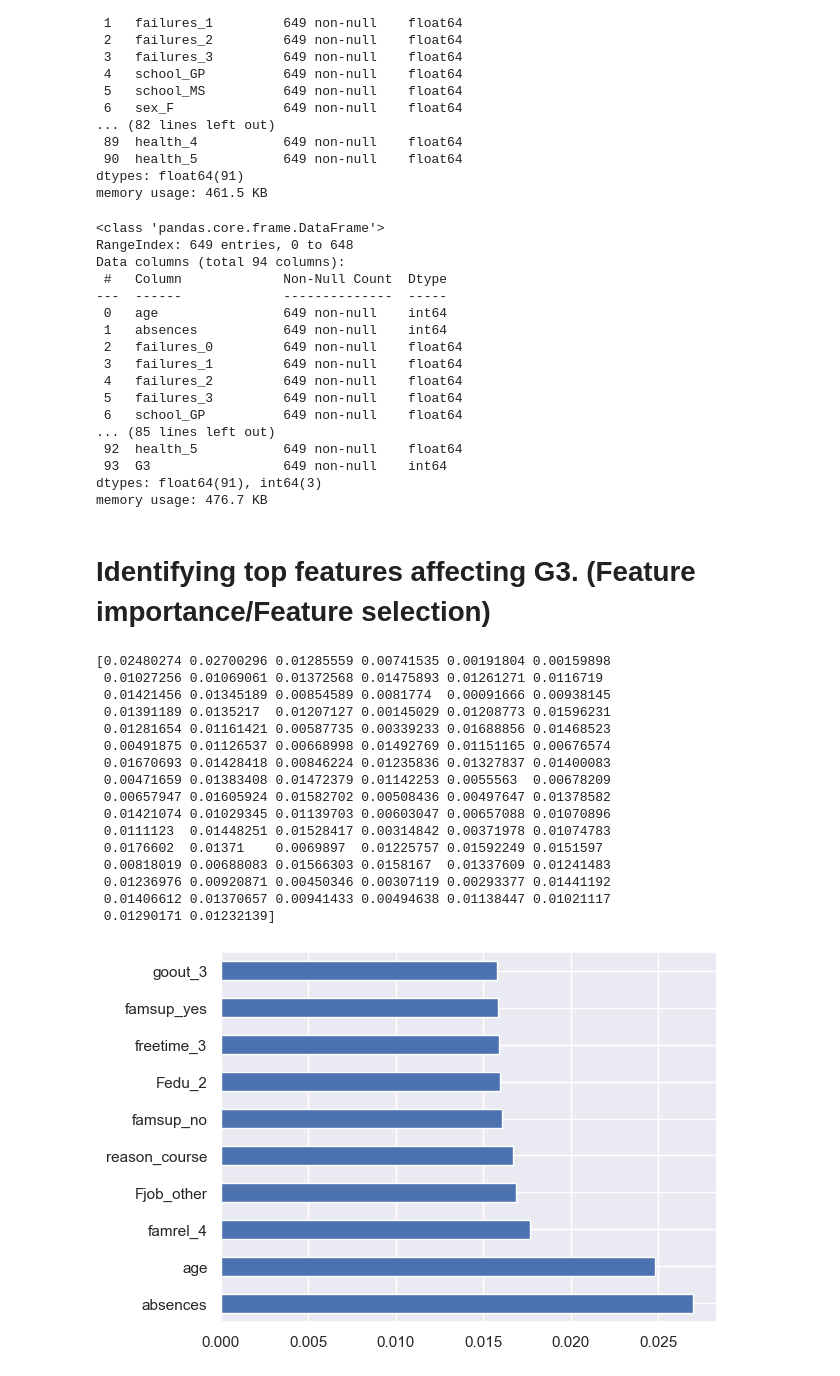
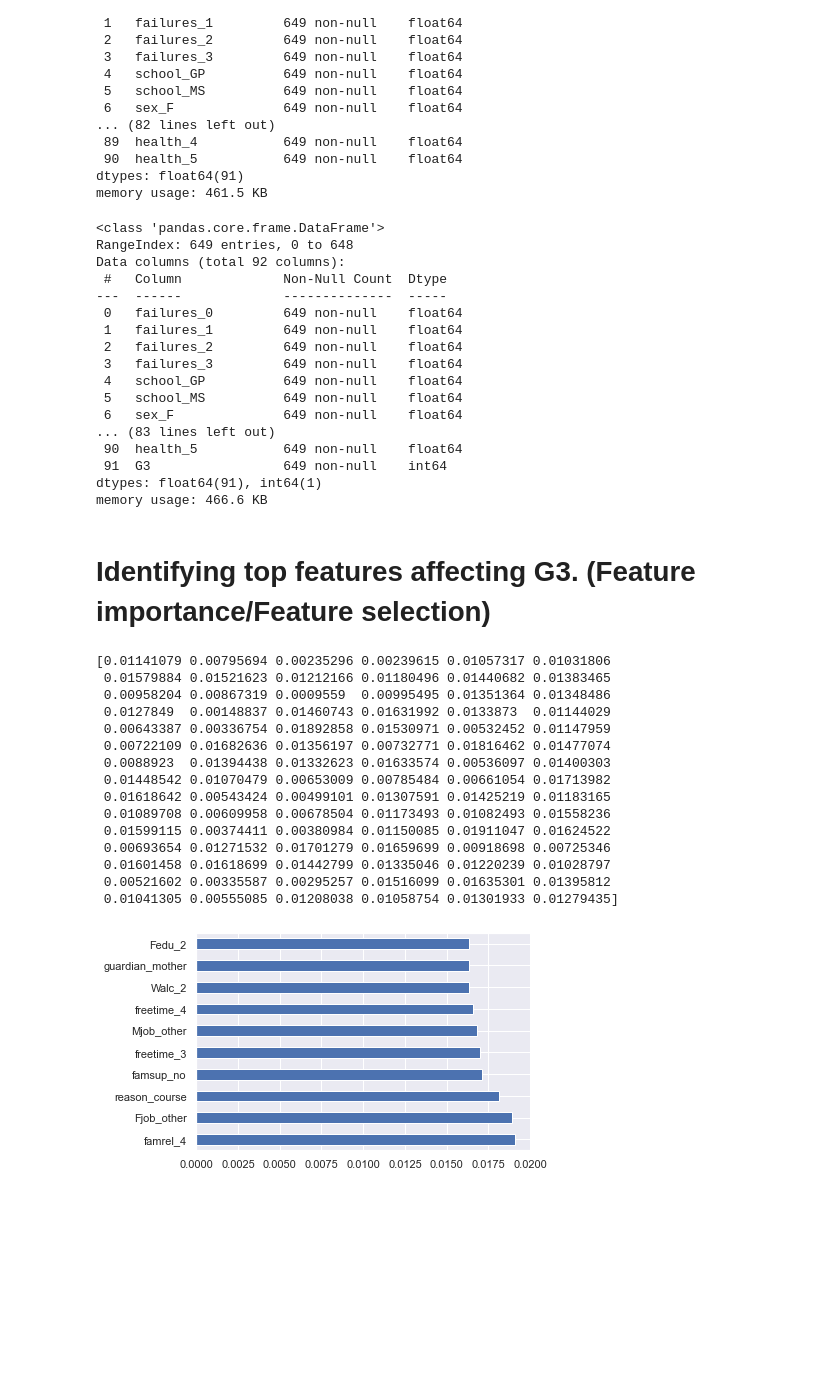
Before and after one commit to potatopotati/SC1015-mini-project, a Jupyter notebook: mini proj.ipynb, the cells around one changed output. Cells and saved outputs as stored; diff of their text form; code cells hidden in the pictures; blank space fills up the shorter version.

```diff
--- a/mini proj.ipynb
+++ b/mini proj.ipynb
@@ -8,7 +8,7 @@ sb.set() # set the default Seaborn style for graphics
 # %% [markdown]
 # Import the dataset
 # %%
-grade_df = pd.read_csv('student-por.csv')
+grade_df = pd.read_csv('archive/student-por.csv')
 grade_df.head()
 # %% [output]
 |  | school | sex | age | address | famsize | Pstatus | Medu | Fedu | Mjob | Fjob | ... | ... |
@@ -125,7 +148,7 @@ ohe = OneHotEncoder()
 grade_cat = grade_df[['failures','school','sex','address','famsize','Pstatus','Medu','Fedu','Fjob','Mjob','reason','guardian','studytime','schoolsup','famsup','paid','activities','nursery','higher','internet','romantic','famrel','freetime','goout','Dalc','Walc','health']]
 ohe.fit(grade_cat)
 grade_cat_ohe = pd.DataFrame(ohe.transform(grade_cat).toarray(),
-                                  columns=ohe.get_feature_names_out(grade_cat.columns)) #change ohe.get_feature_names_out to ohe.get_feature_names if not working
+                                  columns=ohe.get_feature_names(grade_cat.columns)) #change ohe.get_feature_names_out to ohe.get_feature_names if not working
 
 # Check the encoded variables
 grade_cat_ohe.info()
@@ -149,62 +172,61 @@ dtypes: float64(91)
 memory usage: 461.5 KB
 # %%
 #combining numeric fratures with OHE categorical feature
-grade_num=grade_df[['age','absences']]
+#grade_num=grade_df[['age','absences']]
 grade_res=grade_df['G3']
-grade_ohe=pd.concat([grade_num,grade_cat_ohe,grade_res],
+grade_ohe=pd.concat([grade_cat_ohe,grade_res],
                    sort=False,axis=1).reindex(index=grade_num.index)
 
 grade_ohe.info()
 # %% [output]
 <class 'pandas.core.frame.DataFrame'>
 RangeIndex: 649 entries, 0 to 648
-Data columns (total 94 columns):
+Data columns (total 92 columns):
  #   Column             Non-Null Count  Dtype
 ---  ------             --------------  -----
- 0   age                649 non-null    int64
- 1   absences           649 non-null    int64
- 2   failures_0         649 non-null    float64
- 3   failures_1         649 non-null    float64
- 4   failures_2         649 non-null    float64
- 5   failures_3         649 non-null    float64
- 6   school_GP          649 non-null    float64
-... (85 lines left out)
- 92  health_5           649 non-null    float64
- 93  G3                 649 non-null    int64
-dtypes: float64(91), int64(3)
-memory usage: 476.7 KB
+ 0   failures_0         649 non-null    float64
+ 1   failures_1         649 non-null    float64
+ 2   failures_2         649 non-null    float64
+ 3   failures_3         649 non-null    float64
+ 4   school_GP          649 non-null    float64
+ 5   school_MS          649 non-null    float64
+ 6   sex_F              649 non-null    float64
+... (83 lines left out)
+ 90  health_5           649 non-null    float64
+ 91  G3                 649 non-null    int64
+dtypes: float64(91), int64(1)
+memory usage: 466.6 KB
 # %% [markdown]
 # Identifying top features affecting G3. (Feature importance/Feature selection)
 # %%
 
-X = grade_ohe.iloc[:,0:92]  #independent columns
+X = grade_ohe.iloc[:,0:90]  #independent columns
 y = grade_ohe.iloc[:,-1]    #target column i.e price range
 from sklearn.ensemble import ExtraTreesClassifier
 
 model = ExtraTreesClassifier()
 model.fit(X,y)
 
 print(model.feature_importances_) #use inbuilt class feature_importances of tree based classifiers
 #plot graph of feature importances for better visualization
 feat_importances = pd.Series(model.feature_importances_, index=X.columns)
 feat_importances.nlargest(10).plot(kind='barh')
 plt.show()
 # %% [output]
-[0.02480274 0.02700296 0.01285559 0.00741535 0.00191804 0.00159898
- 0.01027256 0.01069061 0.01372568 0.01475893 0.01261271 0.0116719
- 0.01421456 0.01345189 0.00854589 0.0081774  0.00091666 0.00938145
- 0.01391189 0.0135217  0.01207127 0.00145029 0.01208773 0.01596231
- 0.01281654 0.01161421 0.00587735 0.00339233 0.01688856 0.01468523
- 0.00491875 0.01126537 0.00668998 0.01492769 0.01151165 0.00676574
- 0.01670693 0.01428418 0.00846224 0.01235836 0.01327837 0.01400083
- 0.00471659 0.01383408 0.01472379 0.01142253 0.0055563  0.00678209
- 0.00657947 0.01605924 0.01582702 0.00508436 0.00497647 0.01378582
- 0.01421074 0.01029345 0.01139703 0.00603047 0.00657088 0.01070896
- 0.0111123  0.01448251 0.01528417 0.00314842 0.00371978 0.01074783
- 0.0176602  0.01371    0.0069897  0.01225757 0.01592249 0.0151597
- 0.00818019 0.00688083 0.01566303 0.0158167  0.01337609 0.01241483
- 0.01236976 0.00920871 0.00450346 0.00307119 0.00293377 0.01441192
- 0.01406612 0.01370657 0.00941433 0.00494638 0.01138447 0.01021117
- 0.01290171 0.01232139]
+[0.01141079 0.00795694 0.00235296 0.00239615 0.01057317 0.01031806
+ 0.01579884 0.01521623 0.01212166 0.01180496 0.01440682 0.01383465
+ 0.00958204 0.00867319 0.0009559  0.00995495 0.01351364 0.01348486
+ 0.0127849  0.00148837 0.01460743 0.01631992 0.0133873  0.01144029
+ 0.00643387 0.00336754 0.01892858 0.01530971 0.00532452 0.01147959
+ 0.00722109 0.01682636 0.01356197 0.00732771 0.01816462 0.01477074
+ 0.0088923  0.01394438 0.01332623 0.01633574 0.00536097 0.01400303
+ 0.01448542 0.01070479 0.00653009 0.00785484 0.00661054 0.01713982
+ 0.01618642 0.00543424 0.00499101 0.01307591 0.01425219 0.01183165
+ 0.01089708 0.00609958 0.00678504 0.01173493 0.01082493 0.01558236
+ 0.01599115 0.00374411 0.00380984 0.01150085 0.01911047 0.01624522
+ 0.00693654 0.01271532 0.01701279 0.01659699 0.00918698 0.00725346
+ 0.01601458 0.01618699 0.01442799 0.01335046 0.01220239 0.01028797
+ 0.00521602 0.00335587 0.00295257 0.01516099 0.01635301 0.01395812
+ 0.01041305 0.00555085 0.01208038 0.01058754 0.01301933 0.01279435]
-[figure, old version]
+[figure, new version]
 # %% [markdown]
```
Also changed, not shown: parts of 20 cells of this notebook.
